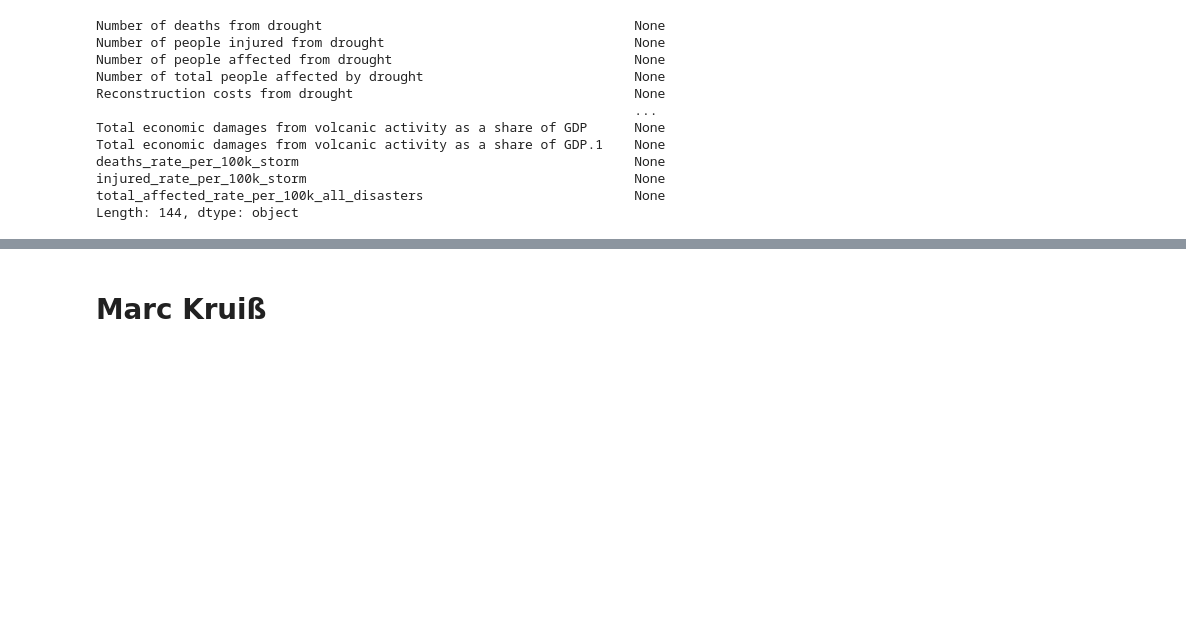
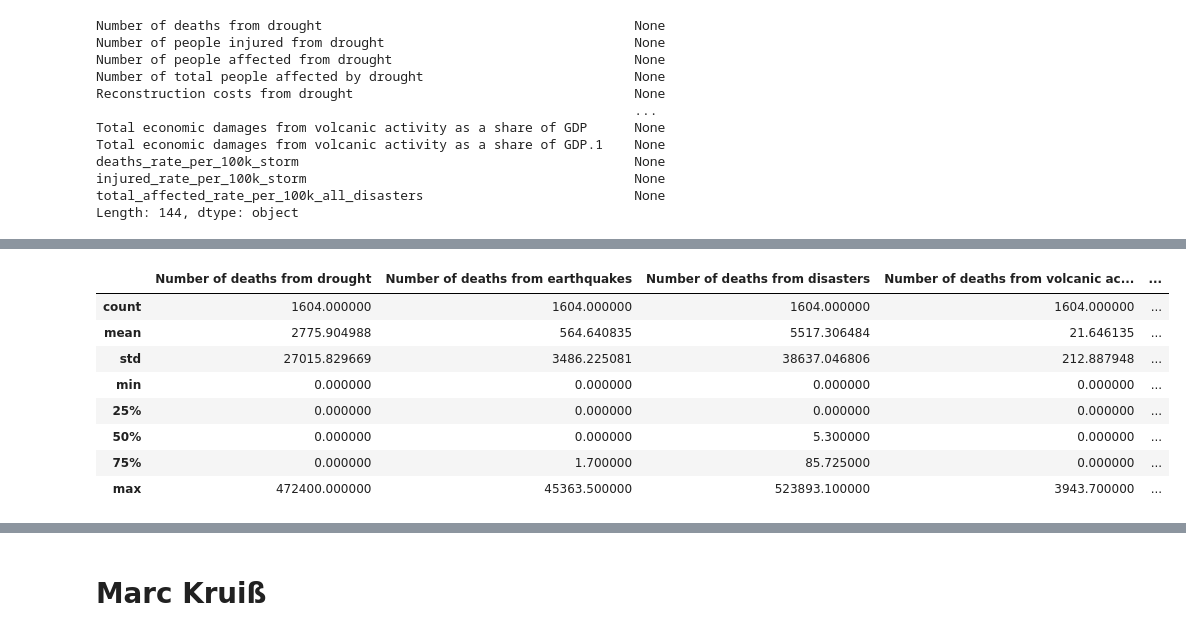
Before and after one commit to Marc-Kruiss/World-Natural-Disaster-Notebook, a Jupyter notebook: analytics.ipynb, the cells around one changed output, grey strips where cells are left out. Drawn from its saved outputs; the diff is of its cells as text; code cells hidden in the pictures; blank space fills up the shorter version.

```diff
--- a/analytics.ipynb
+++ b/analytics.ipynb
@@ -237,0 +240,14 @@ Visualization
+# %%
+df_deaths_by_incident = df
+df_deaths_by_incident = df.loc[:,["Number of deaths from drought","Number of deaths from earthquakes", "Number of deaths from disasters","Number of deaths from volcanic activity","Number of deaths from floods","Number of deaths from mass movements","Number of deaths from storms","Number of deaths from landslides","Number of deaths from fog","Number of deaths from wildfires","Number of deaths from extreme temperatures", "Year"]]
+df_deaths_by_incident.describe()
+# %% [output]
+|  | Number of deaths from drought | Number of deaths from earthquakes | Number of deaths from disasters | Number of deaths from volcanic ac... | ... |
+| count | 1604.000000 | 1604.000000 | 1604.000000 | 1604.000000 | ... |
+| mean | 2775.904988 | 564.640835 | 5517.306484 | 21.646135 | ... |
+| std | 27015.829669 | 3486.225081 | 38637.046806 | 212.887948 | ... |
+| min | 0.000000 | 0.000000 | 0.000000 | 0.000000 | ... |
+| 25% | 0.000000 | 0.000000 | 0.000000 | 0.000000 | ... |
+| 50% | 0.000000 | 0.000000 | 5.300000 | 0.000000 | ... |
+| 75% | 0.000000 | 1.700000 | 85.725000 | 0.000000 | ... |
+| max | 472400.000000 | 45363.500000 | 523893.100000 | 3943.700000 | ... |
```
Also changed, not shown: parts of 3 cells of this notebook.
